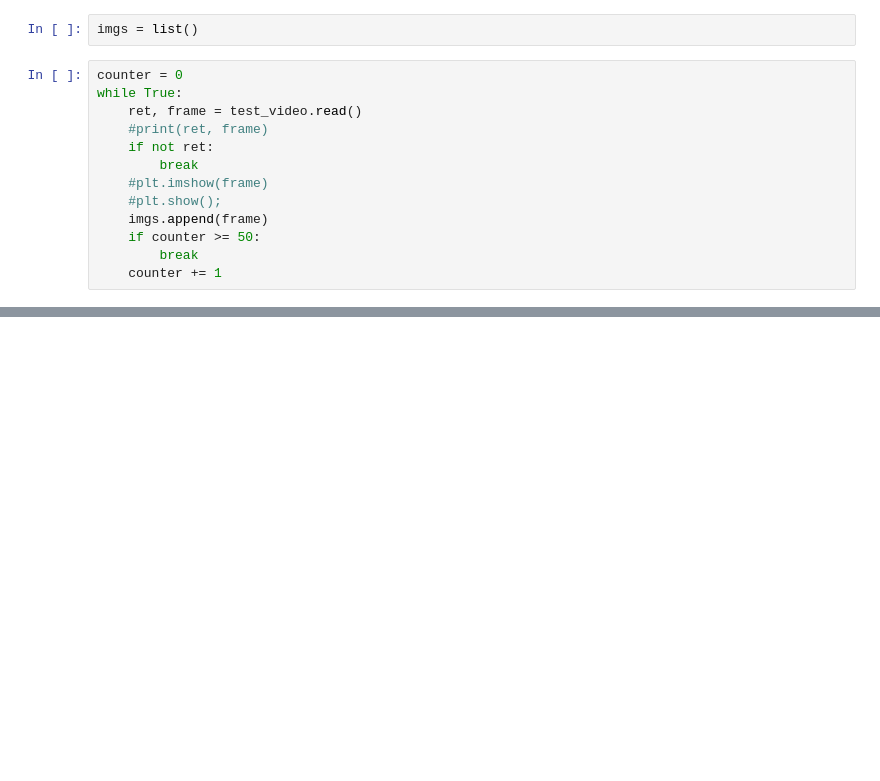
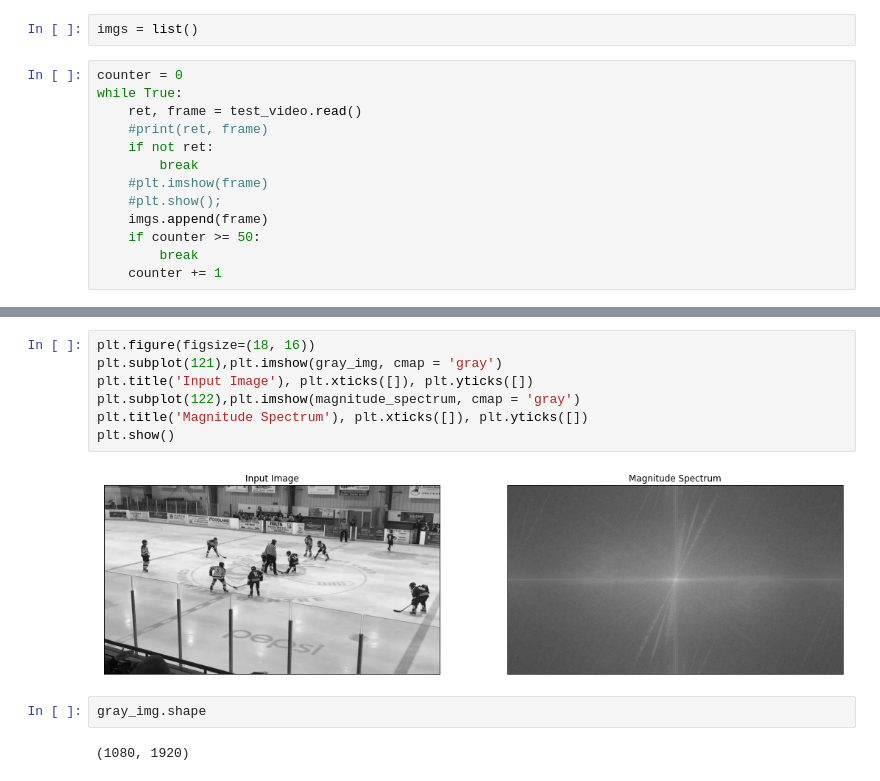
Before and after one commit to ioneuk/player-localization, a Jupyter notebook: rink-detection/rink_detection_dev.ipynb, the cells around one changed output, grey strips where cells are left out. Cells and saved outputs as stored; diff of their text form; blank space fills up the shorter version.

```diff
--- a/rink-detection/rink_detection_dev.ipynb
+++ b/rink-detection/rink_detection_dev.ipynb
@@ -57,0 +70,13 @@ plt.show()
+# %%
+plt.figure(figsize=(18, 16))
+plt.subplot(121),plt.imshow(gray_img, cmap = 'gray')
+plt.title('Input Image'), plt.xticks([]), plt.yticks([])
+plt.subplot(122),plt.imshow(magnitude_spectrum, cmap = 'gray')
+plt.title('Magnitude Spectrum'), plt.xticks([]), plt.yticks([])
+plt.show()
+# %% [output]
+[figure, added]
+# %%
+gray_img.shape
+# %% [output]
+(1080, 1920)
```
Also changed, not shown: parts of 19 cells of this notebook, 1 other file.
